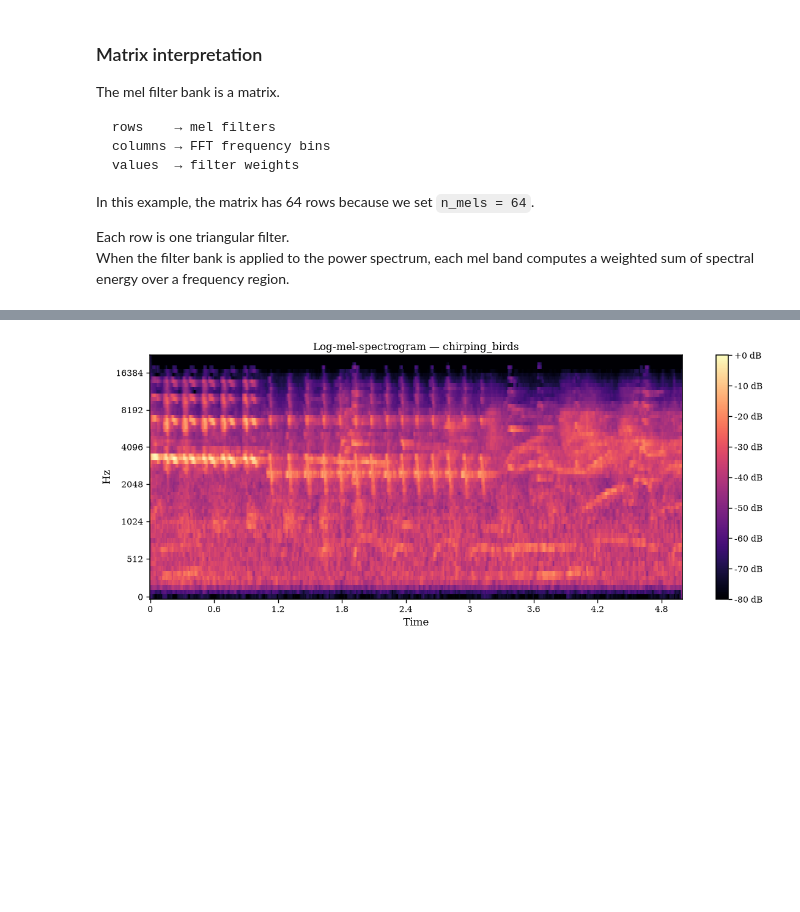
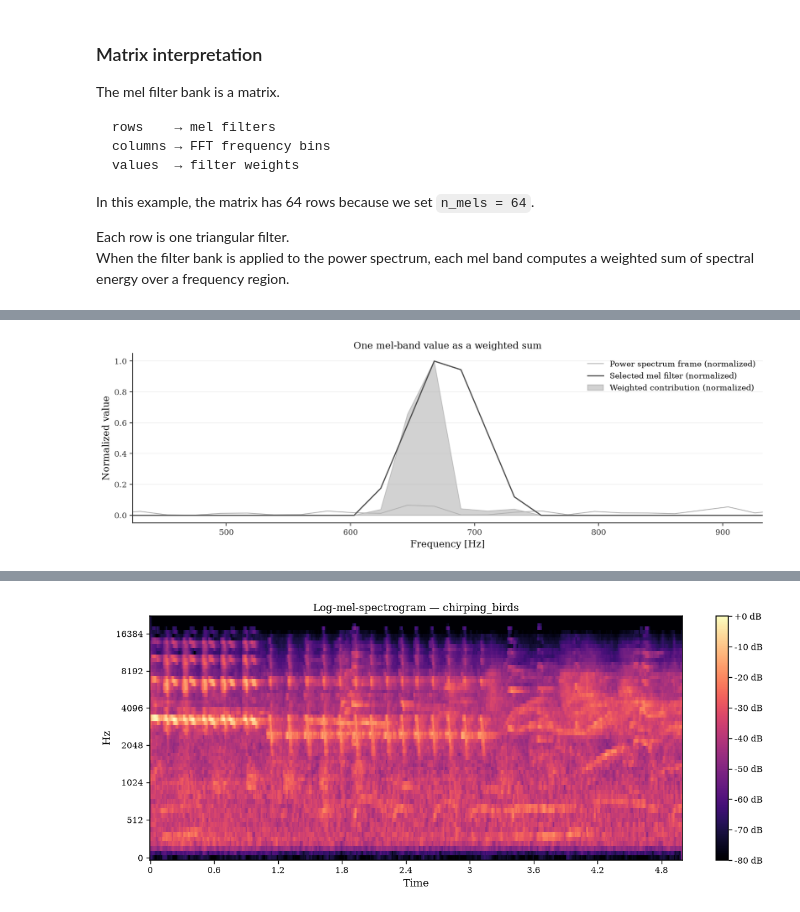
Before and after one commit to vpobleteacustica/audio-data-mining-class, a Jupyter notebook: notebooks/04_mfcc_feature_representation.ipynb, the cells around one changed output, grey strips where cells are left out. Drawn from its saved outputs; the diff is of its cells as text; code cells hidden in the pictures; blank space fills up the shorter version.

```diff
--- a/notebooks/04_mfcc_feature_representation.ipynb
+++ b/notebooks/04_mfcc_feature_representation.ipynb
@@ -326,0 +532,44 @@ When the filter bank is applied to the power spectrum, each mel band computes a
+# %%
+# Visualizing the weighted-sum operation
+
+fig, ax = plt.subplots(figsize=FIGSIZE_WIDE, dpi=DPI)
+
+ax.plot(
+    fft_frequencies,
+    power_frame / power_frame.max(),
+    color=GRAYSCALE["light"],
+    linewidth=1.1,
+    label="Power spectrum frame (normalized)",
+)
+
+ax.plot(
+    fft_frequencies,
+    mel_filter_weights / mel_filter_weights.max(),
+    color=GRAYSCALE["secondary"],
+    linewidth=1.5,
+    label="Selected mel filter (normalized)",
+)
+
+ax.fill_between(
+    fft_frequencies,
+    weighted_terms / weighted_terms.max(),
+    color=GRAYSCALE["secondary"],
+    alpha=0.25,
+    label="Weighted contribution (normalized)",
+)
+
+ax.set_title("One mel-band value as a weighted sum")
+ax.set_xlabel("Frequency [Hz]")
+ax.set_ylabel("Normalized value")
+ax.set_xlim(
+    max(0, fft_frequencies[nonzero_bins[0]] - 200),
+    min(sr / 2, fft_frequencies[nonzero_bins[-1]] + 200),
+)
+
+clean_axes(ax, grid_axis="y")
+ax.legend(frameon=False)
+
+plt.tight_layout()
+plt.show()
+# %% [output]
+[figure, added]
```
Also changed, not shown: parts of 16 cells of this notebook, 3 other files.
